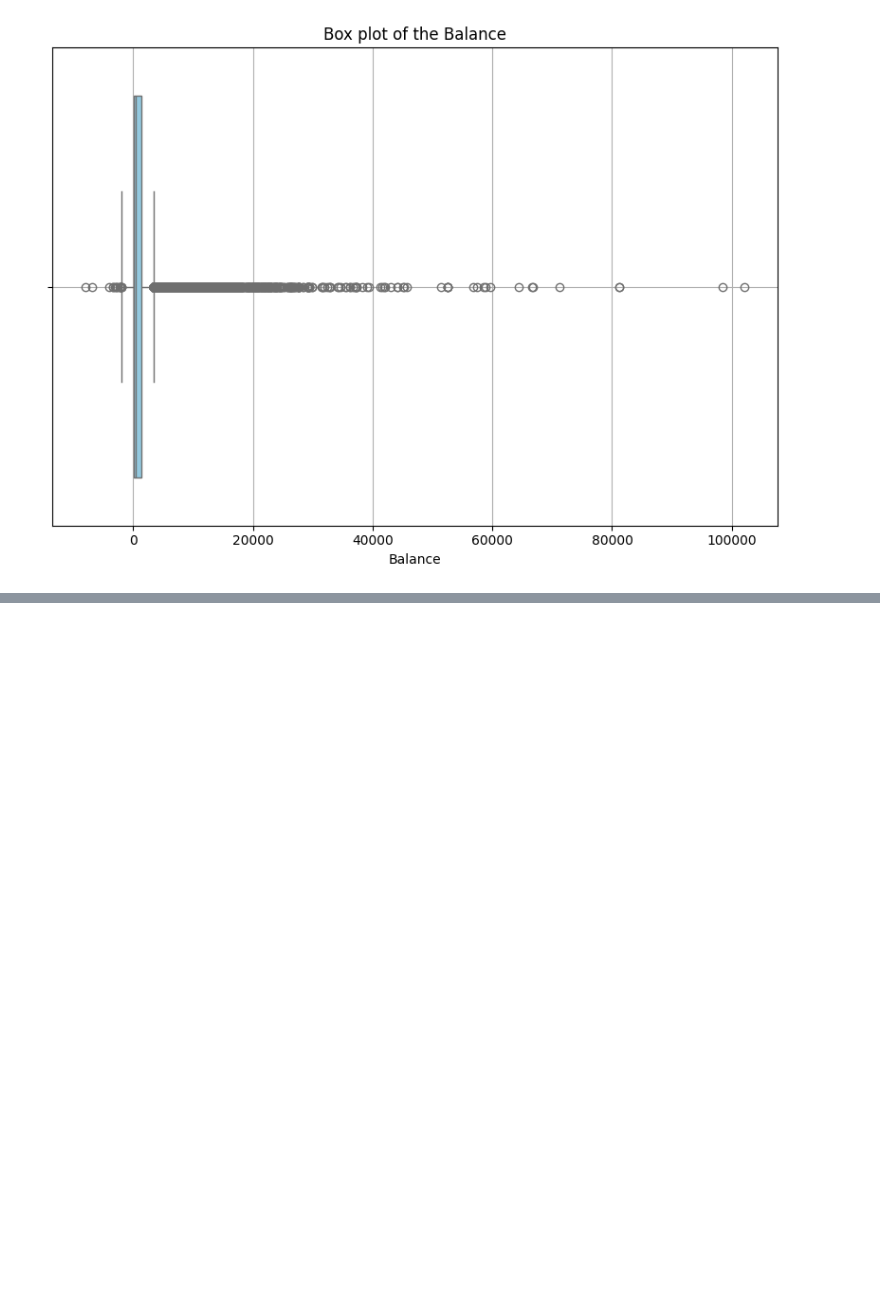
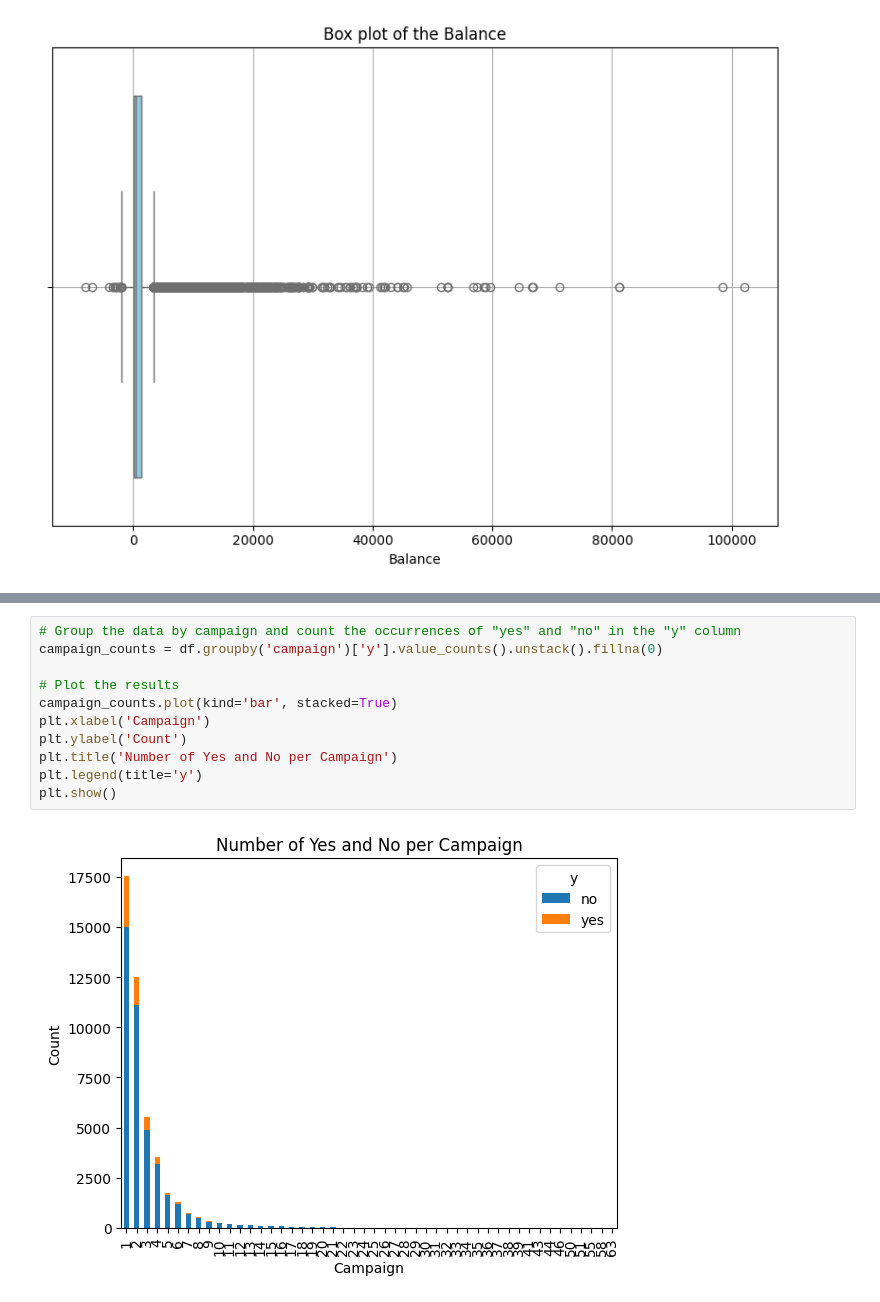
Before and after one commit to jjosorioc/Bank-Client-Attributes-and-Marketing-Outcomes, a Jupyter notebook: SupervisedLearning.ipynb, the cells around one changed output, grey strips where cells are left out. Drawn from its saved outputs; the diff is of its cells as text; blank space fills up the shorter version.

Commit message:
Added data analysis

```diff
--- a/SupervisedLearning.ipynb
+++ b/SupervisedLearning.ipynb
@@ -254,0 +197,13 @@ Passing `palette` without assigning `hue` is deprecated and will be removed in v
+# %%
+# Group the data by campaign and count the occurrences of "yes" and "no" in the "y" column
+campaign_counts = df.groupby('campaign')['y'].value_counts().unstack().fillna(0)
+
+# Plot the results
+campaign_counts.plot(kind='bar', stacked=True)
+plt.xlabel('Campaign')
+plt.ylabel('Count')
+plt.title('Number of Yes and No per Campaign')
+plt.legend(title='y')
+plt.show()
+# %% [output]
+[figure, added]
```
Also changed, not shown: parts of 22 cells of this notebook.
